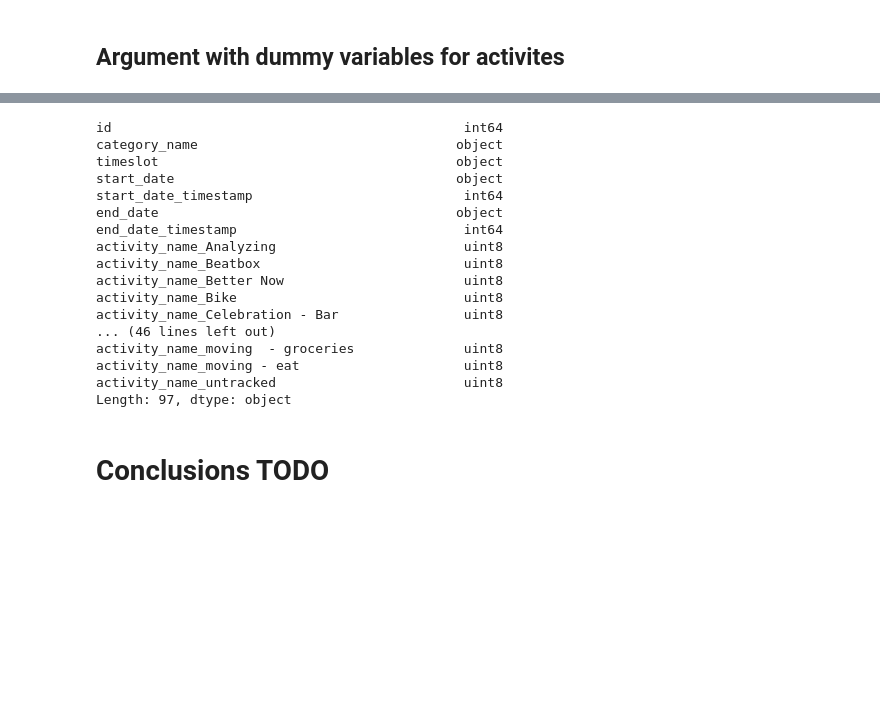
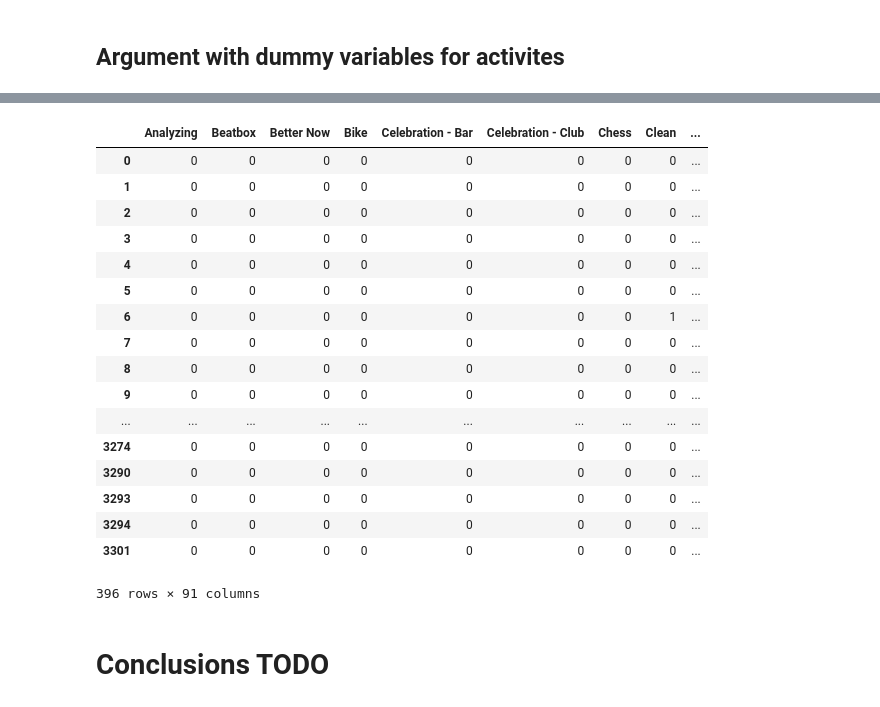
Before and after one commit to FollowJack/machine-learning-masterclass, a Jupyter notebook: project_10_activity_analysis/04_base_table_creation_time_slots.ipynb, the cells around one changed output, grey strips where cells are left out. Cells and saved outputs as stored; diff of their text form; code cells hidden in the pictures; blank space fills up the shorter version.

```diff
--- a/project_10_activity_analysis/04_base_table_creation_time_slots.ipynb
+++ b/project_10_activity_analysis/04_base_table_creation_time_slots.ipynb
@@ -270,0 +273,4 @@ base_table
+# %%
+activity_table = pd.DataFrame()
+activity_table = df['activity']
+activity_table
@@ -273,23 +320,26 @@ base_table
 # %%
-dummy_columns = ['activity_name']
-base_table = pd.get_dummies(base_table, columns=dummy_columns)
-base_table['activity_name'] = df['activity'] # will be removed by dummies. so we add it again
-print(base_table.dtypes)
+dummy_columns = ['activity_name','timeslot']
+activity_table = pd.get_dummies(activity_table, columns=dummy_columns)
+#activity_table['activity_name'] = df['activity'] # will be removed by dummies. so we add it again
-# %% [output]
-id                                             int64
-category_name                                 object
-timeslot                                      object
-start_date                                    object
-start_date_timestamp                           int64
-end_date                                      object
-end_date_timestamp                             int64
-activity_name_Analyzing                        uint8
-activity_name_Beatbox                          uint8
-activity_name_Better Now                       uint8
-activity_name_Bike                             uint8
-activity_name_Celebration - Bar                uint8
-... (46 lines left out)
-activity_name_moving  - groceries              uint8
-activity_name_moving - eat                     uint8
-activity_name_untracked                        uint8
-Length: 97, dtype: object
+# %%
+activity_table['activity_name'] = base_table['activity_name']
+activity_table.groupby('activity_name').head()
+# %% [output]
+|  | Analyzing | Beatbox | Better Now | Bike | Celebration - Bar | Celebration - Club | Chess | Clean | ... |
+| 0 | 0 | 0 | 0 | 0 | 0 | 0 | 0 | 0 | ... |
+| 1 | 0 | 0 | 0 | 0 | 0 | 0 | 0 | 0 | ... |
+| 2 | 0 | 0 | 0 | 0 | 0 | 0 | 0 | 0 | ... |
+| 3 | 0 | 0 | 0 | 0 | 0 | 0 | 0 | 0 | ... |
+| 4 | 0 | 0 | 0 | 0 | 0 | 0 | 0 | 0 | ... |
+| 5 | 0 | 0 | 0 | 0 | 0 | 0 | 0 | 0 | ... |
+| 6 | 0 | 0 | 0 | 0 | 0 | 0 | 0 | 1 | ... |
+| 7 | 0 | 0 | 0 | 0 | 0 | 0 | 0 | 0 | ... |
+| 8 | 0 | 0 | 0 | 0 | 0 | 0 | 0 | 0 | ... |
+| 9 | 0 | 0 | 0 | 0 | 0 | 0 | 0 | 0 | ... |
+| ... | ... | ... | ... | ... | ... | ... | ... | ... | ... |
+| 3274 | 0 | 0 | 0 | 0 | 0 | 0 | 0 | 0 | ... |
+| 3290 | 0 | 0 | 0 | 0 | 0 | 0 | 0 | 0 | ... |
+| 3293 | 0 | 0 | 0 | 0 | 0 | 0 | 0 | 0 | ... |
+| 3294 | 0 | 0 | 0 | 0 | 0 | 0 | 0 | 0 | ... |
+| 3301 | 0 | 0 | 0 | 0 | 0 | 0 | 0 | 0 | ... |
+396 rows × 91 columns
```
Also changed, not shown: parts of 11 cells of this notebook, 5 other files.
